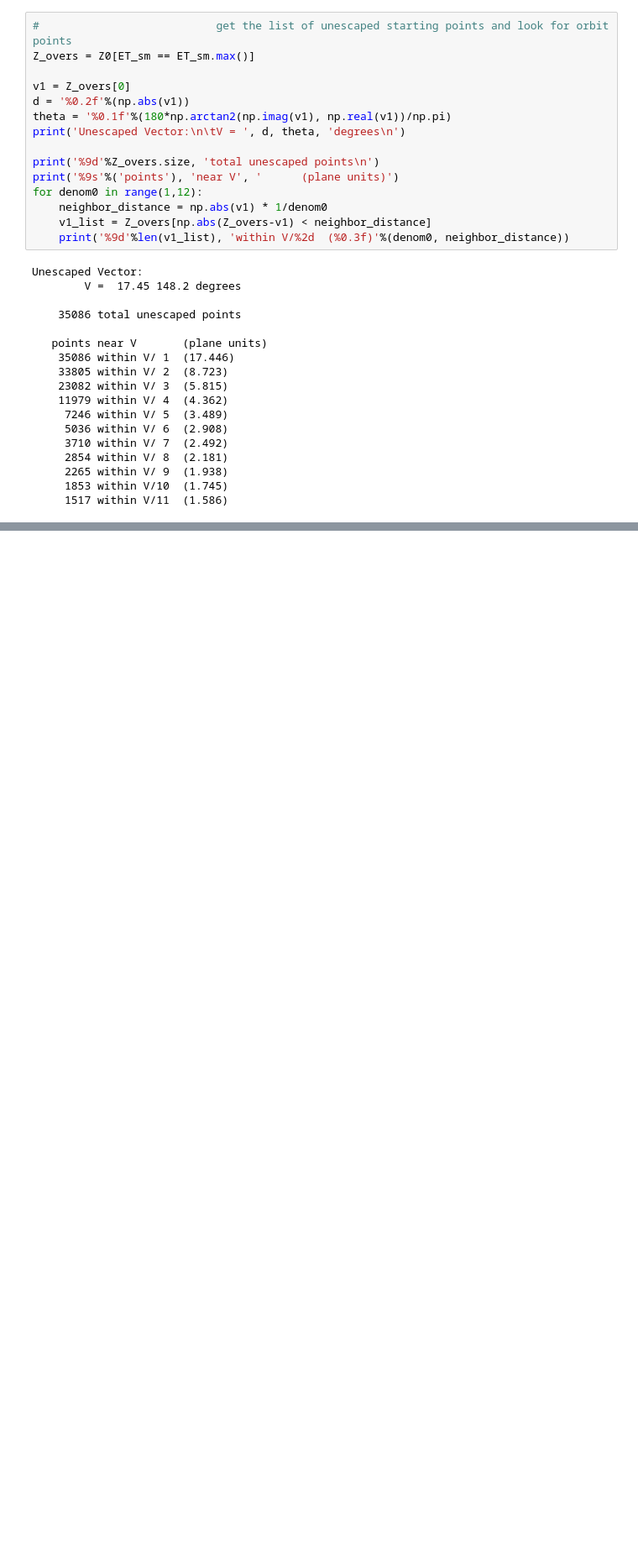
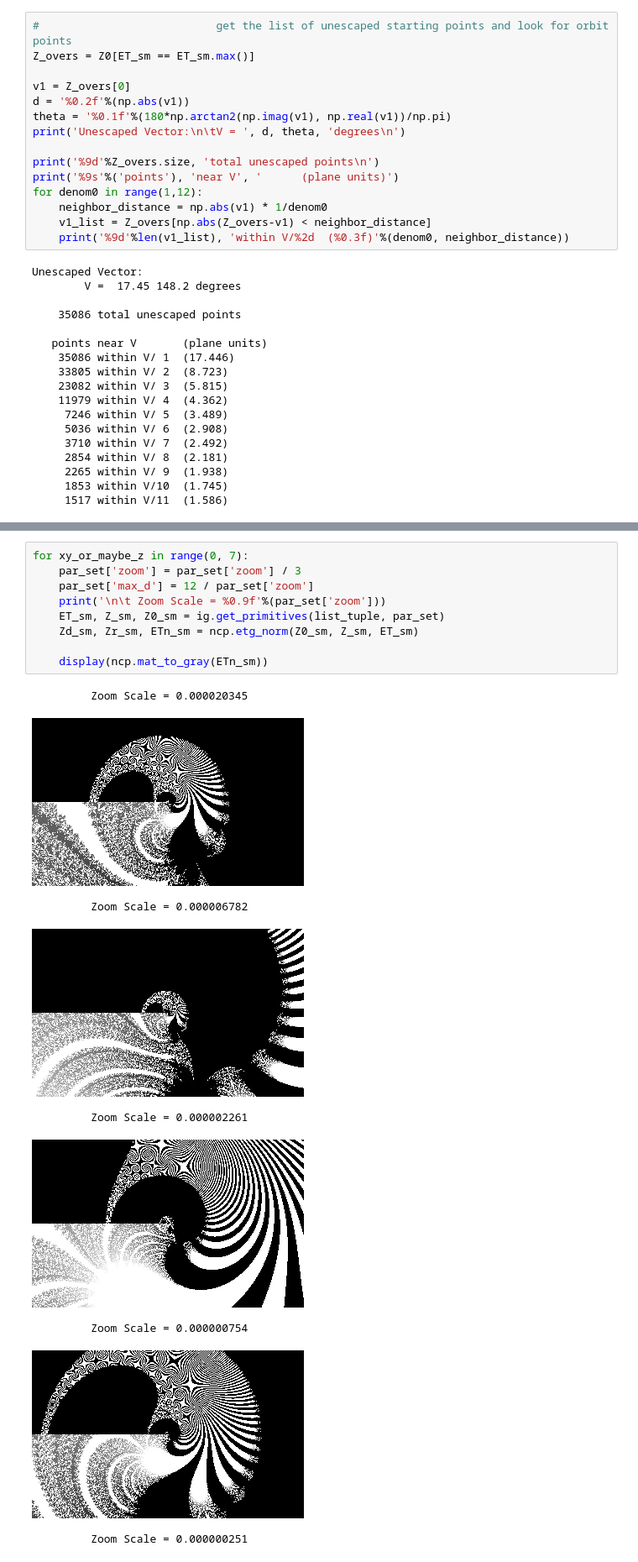
Before and after one commit to dlanier/FlyingMachineFractal, a Jupyter notebook: fig_notebooks/HeadThunder.ipynb, the cells around one changed output, grey strips where cells are left out. Shown at 84% size. Cells and saved outputs as stored; diff of their text form; blank space fills up the shorter version.

```diff
--- a/fig_notebooks/HeadThunder.ipynb
+++ b/fig_notebooks/HeadThunder.ipynb
@@ -283,0 +284,19 @@ Zoom Scale =  0.00484375
+# %%
+for xy_or_maybe_z in range(0, 7):
+    par_set['zoom'] = par_set['zoom'] / 3
+    par_set['max_d'] = 12 / par_set['zoom']
+    print('\n\t Zoom Scale = %0.9f'%(par_set['zoom']))
+    ET_sm, Z_sm, Z0_sm = ig.get_primitives(list_tuple, par_set)
+    Zd_sm, Zr_sm, ETn_sm = ncp.etg_norm(Z0_sm, Z_sm, ET_sm)
+
+    display(ncp.mat_to_gray(ETn_sm))
+# %% [output]
+         Zoom Scale = 0.000020345
+[figure, added]
+         Zoom Scale = 0.000006782
+[figure, added]
+         Zoom Scale = 0.000002261
+[figure, added]
+         Zoom Scale = 0.000000754
+[figure, added]
+         Zoom Scale = 0.000000251
```
Also changed, not shown: parts of 13 cells of this notebook.
